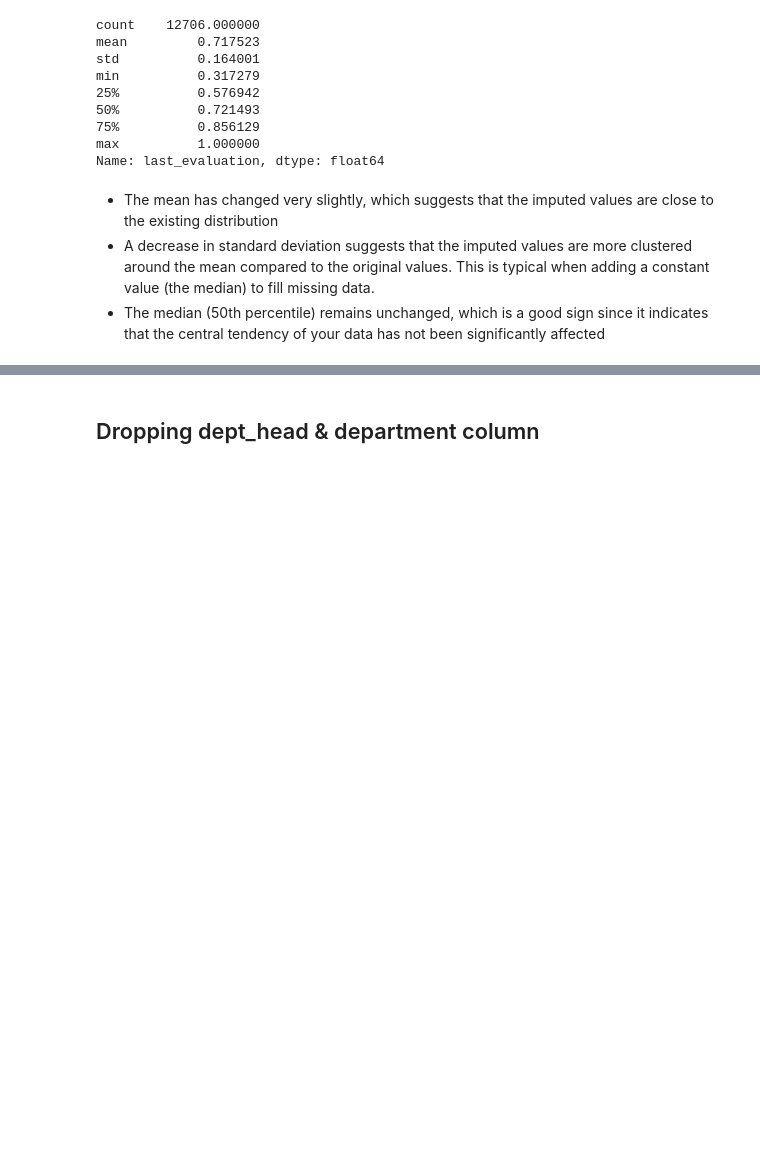
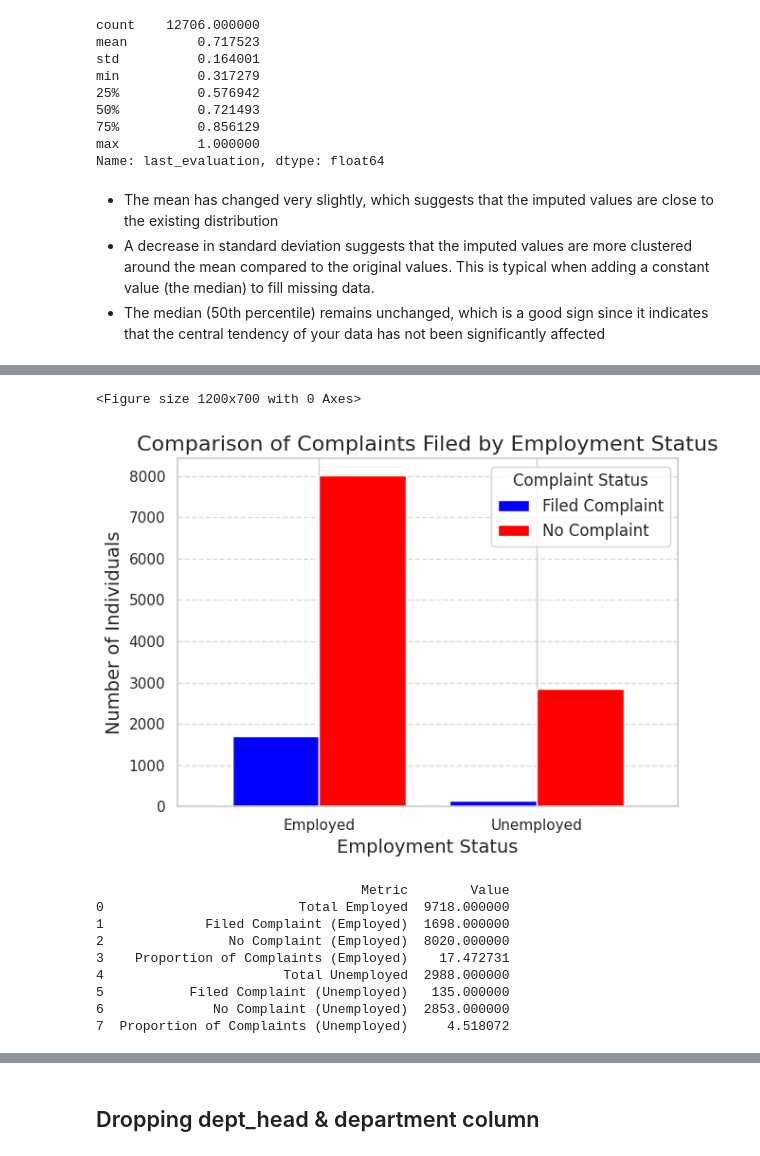
Before and after one commit to abhid-007/Employee-Prediction-Model, a Jupyter notebook: employee-prediction.ipynb, the cells around one changed output, grey strips where cells are left out. Cells and saved outputs as stored; diff of their text form; code cells hidden in the pictures; blank space fills up the shorter version.

```diff
--- a/employee-prediction.ipynb
+++ b/employee-prediction.ipynb
@@ -601,0 +772,64 @@ Name: last_evaluation, dtype: float64
+# %%
+import pandas as pd
+import matplotlib.pyplot as plt
+import seaborn as sns
+
+# Assuming df_duplicate is your DataFrame
+# df_duplicate = pd.read_csv('your_data.csv')
+
+# Step 1: Count complaints filed in each group (employed and unemployed)
+complaint_counts = df_duplicate.groupby(['status_numerical', 'filed_complaint']).size().unstack(fill_value=0)
+complaint_counts.columns = ['No Complaint', 'Filed Complaint']
+complaint_counts.index = ['Employed', 'Unemployed']
+
+# Calculate totals and proportions
+complaint_counts['Total'] = complaint_counts.sum(axis=1)
+complaint_counts['Proportion of Complaints (%)'] = (complaint_counts['Filed Complaint'] / complaint_counts['Total']) * 100
+
+# Step 2: Enhanced plotting with Seaborn styling
+plt.figure(figsize=(12, 7))
+sns.set_style("whitegrid")
+
+# Side-by-side bar plot
+complaint_counts[['Filed Complaint', 'No Complaint']].plot(kind='bar', width=0.8, color=['blue', 'red'])
+plt.title('Comparison of Complaints Filed by Employment Status', fontsize=16)
+plt.xlabel('Employment Status', fontsize=14)
+plt.ylabel('Number of Individuals', fontsize=14)
+plt.xticks(rotation=0)
+plt.legend(title='Complaint Status', fontsize=12)
+plt.grid(axis='y', linestyle='--', alpha=0.7)
+plt.tight_layout()
+plt.show()
+
+# Step 3: Display comprehensive stats
+total_employed = complaint_counts.loc['Employed', 'Total']
+total_unemployed = complaint_counts.loc['Unemployed', 'Total']
+
+# Structuring and displaying stats in DataFrame format
+stats = {
+    'Total Employed': total_employed,
+    'Filed Complaint (Employed)': complaint_counts.loc['Employed', 'Filed Complaint'],
+    'No Complaint (Employed)': complaint_counts.loc['Employed', 'No Complaint'],
+    'Proportion of Complaints (Employed)': complaint_counts.loc['Employed', 'Proportion of Complaints (%)'],
+
+    'Total Unemployed': total_unemployed,
+    'Filed Complaint (Unemployed)': complaint_counts.loc['Unemployed', 'Filed Complaint'],
+    'No Complaint (Unemployed)': complaint_counts.loc['Unemployed', 'No Complaint'],
+    'Proportion of Complaints (Unemployed)': complaint_counts.loc['Unemployed', 'Proportion of Complaints (%)'],
+}
+
+# Display stats in a structured format
+stats_df = pd.DataFrame(stats.items(), columns=['Metric', 'Value'])
+print(stats_df)
+# %% [output]
+<Figure size 1200x700 with 0 Axes>
+[figure, added]
+                                  Metric        Value
+0                         Total Employed  9718.000000
+1             Filed Complaint (Employed)  1698.000000
+2                No Complaint (Employed)  8020.000000
+3    Proportion of Complaints (Employed)    17.472731
+4                       Total Unemployed  2988.000000
+5           Filed Complaint (Unemployed)   135.000000
+6              No Complaint (Unemployed)  2853.000000
+7  Proportion of Complaints (Unemployed)     4.518072
```
Also changed, not shown: parts of 9 cells of this notebook.
